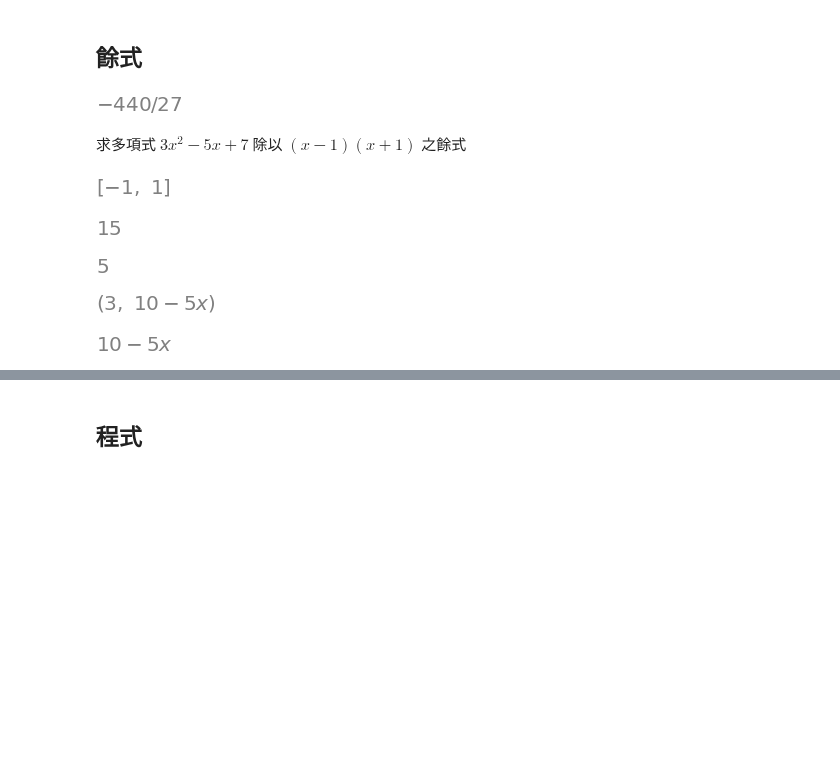
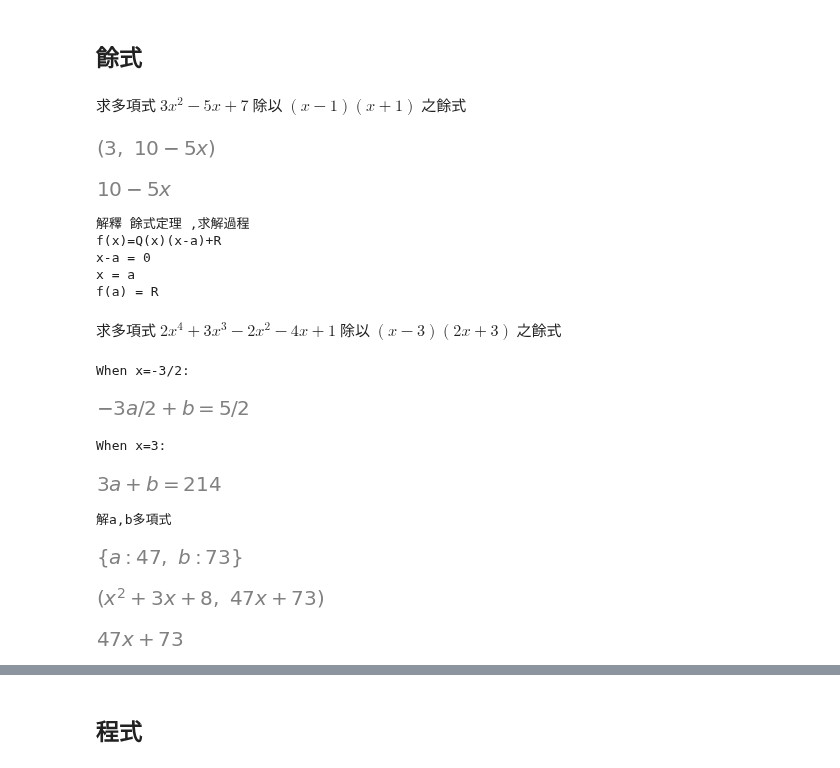
Before and after one commit to eddylin2015/mathsym, a Jupyter notebook: PF601高三餘式定理.ipynb, the cells around one changed output, grey strips where cells are left out. Drawn from its saved outputs; the diff is of its cells as text; code cells hidden in the pictures; blank space fills up the shorter version.

```diff
--- a/PF601高三餘式定理.ipynb
+++ b/PF601高三餘式定理.ipynb
@@ -23,29 +23,62 @@ f2 = ( x - 1 ) * ( x + 1 )
 ## 餘式
 # %%
 import sympy as sp
-sp.init_printing("mathjax")                       #sp.init_printing()  168
+sp.init_printing("mathjax")                       #
 from sympy import div,pdiv,rem,ZZ,QQ
-from IPython.display import Latex,HTML,Markdown                 #網頁顯示數學符號
-## ZZ integer //  QQ rationals
-## domain=QQ 有理數
+from IPython.display import Latex,HTML,Markdown
+from sympy.parsing.sympy_parser import parse_expr #文字字串, 解釋成, Sympy 運算式
+## domain=QQ 有理數 //ZZ integer
 x=sp.Symbol('x')
+
+f1=3* x**2-5*x+7
+
+f2=(x-1)*(x+1)
+
+display(Latex( r"求多項式 $ %s $ 除以 $ %s $ 之餘式" %(sp.latex(f1),sp.latex(f2)) ))
+
+display( sp.div(f1,f2,domain=sp.QQ) )
+display( sp.rem(f1,f2,domain=sp.QQ) )
 # %% [output]
+求多項式 $ 3 x^{2} - 5 x + 7 $ 除以 $ \left(x - 1\right) \left(x + 1\right) $ 之餘式
-[figure, old version]
+[figure, new version]
+[figure, added]
 # %%
-x=sp.Symbol('x')
-f1=3* x**2-5*x+7
-f2=(x-1)*(x+1)
+print("""
+解釋 餘式定理 ,求解過程
+f(x)=Q(x)(x-a)+R
+x-a = 0
+x = a
+f(a) = R""")
+
+x,a,b=sp.symbols('x,a,b')
+f1=2* x**4 +3*x**3-2*x**2-4*x+1
+f2=(2*x+3)*(x-3)
 display(Latex( r"求多項式 $ %s $ 除以 $ %s $ 之餘式" %(sp.latex(f1),sp.latex(f2)) ))
 s1=sp.solve(f2)
-display(s1)
-display( f1.subs(x, s1[0]) )
-display( f1.subs(x, s1[1]) )
-display( sp.div(f1,f2,domain=sp.QQ) )
-display( sp.rem(f1,f2,domain=sp.QQ) )
+print(f"When x={s1[0]}:") # R=  a * (-3/2) +  b = 5/2
+r1_=parse_expr(f"{s1[0]}*a + b ")
+r1 =sp.Eq(r1_, f1.subs(x,s1[0]))
+display(r1)
+print(f"When x={s1[1]}:") # R=  a * 3  + b =  214
+r2_=parse_expr(f"{s1[1]}*a + b ")
+r2= sp.Eq(r2_,f1.subs(x,s1[1]))
+display(r2)
+print("解a,b多項式")
+display(sp.solve([r1, r2], [a, b]))
+display(div(f1,f2,domain=QQ)) ##rationals
+display(rem(f1,f2,domain=QQ)) ##rationals
 # %% [output]
+解釋 餘式定理 ,求解過程
+f(x)=Q(x)(x-a)+R
+x-a = 0
+x = a
+f(a) = R
-求多項式 $ 3 x^{2} - 5 x + 7 $ 除以 $ \left(x - 1\right) \left(x + 1\right) $ 之餘式
+求多項式 $ 2 x^{4} + 3 x^{3} - 2 x^{2} - 4 x + 1 $ 除以 $ \left(x - 3\right) \left(2 x + 3\right) $ 之餘式
+When x=-3/2:
-[figure, old version]
+[figure, new version]
+When x=3:
-[figure, old version]
+[figure, new version]
+解a,b多項式
-[figure, old version]
+[figure, new version]
-[figure, old version]
+[figure, new version]
-[figure, old version]
+[figure, new version]
```
Also changed, not shown: parts of 1 cell of this notebook, 8 other files.
